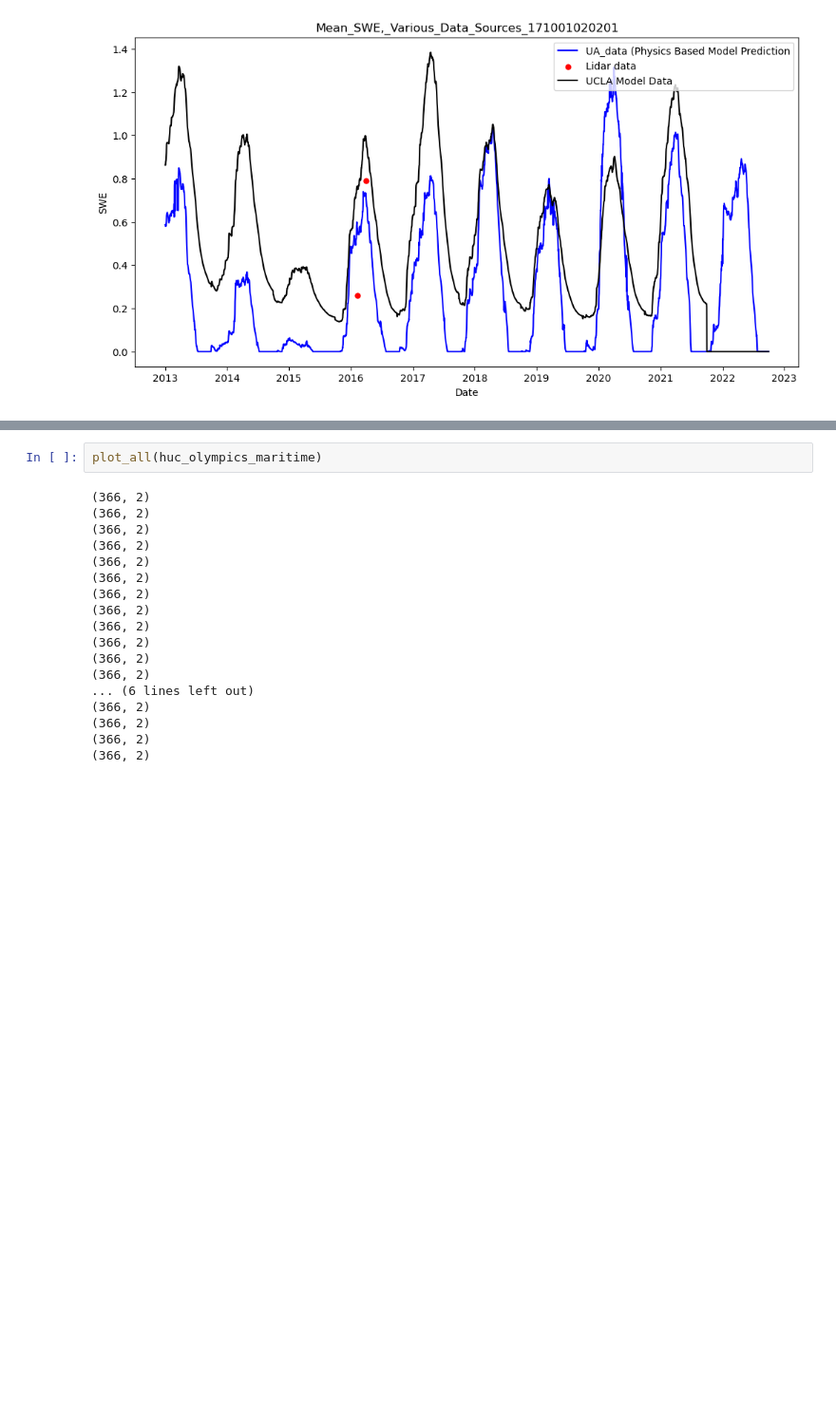
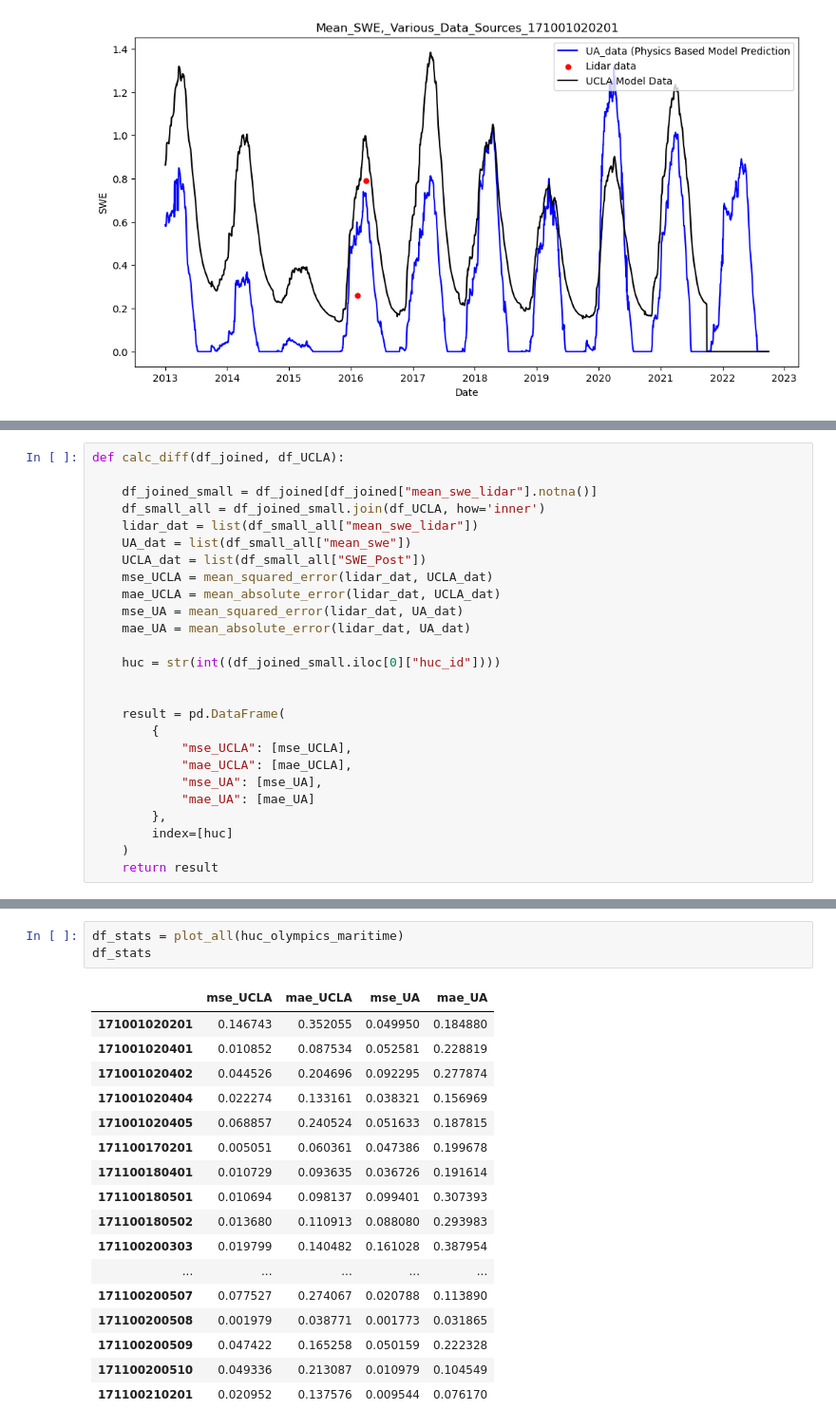
Before and after one commit to DSHydro/SnowML, a Jupyter notebook: notebooks/Region17/Olympics_Compare.ipynb, the cells around one changed output, grey strips where cells are left out. Shown at 95% size. Cells and saved outputs as stored; diff of their text form; blank space fills up the shorter version.

```diff
--- a/notebooks/Region17/Olympics_Compare.ipynb
+++ b/notebooks/Region17/Olympics_Compare.ipynb
@@ -202,0 +205,26 @@ plt.close()
+# %%
+def calc_diff(df_joined, df_UCLA):
+
+    df_joined_small = df_joined[df_joined["mean_swe_lidar"].notna()]
+    df_small_all = df_joined_small.join(df_UCLA, how='inner')
+    lidar_dat = list(df_small_all["mean_swe_lidar"])
+    UA_dat = list(df_small_all["mean_swe"])
+    UCLA_dat = list(df_small_all["SWE_Post"])
+    mse_UCLA = mean_squared_error(lidar_dat, UCLA_dat)
+    mae_UCLA = mean_absolute_error(lidar_dat, UCLA_dat)
+    mse_UA = mean_squared_error(lidar_dat, UA_dat)
+    mae_UA = mean_absolute_error(lidar_dat, UA_dat)
+
+    huc = str(int((df_joined_small.iloc[0]["huc_id"])))
+
+
+    result = pd.DataFrame(
+        {
+            "mse_UCLA": [mse_UCLA],
+            "mae_UCLA": [mae_UCLA],
+            "mse_UA": [mse_UA],
+            "mae_UA": [mae_UA]
+        },
+        index=[huc]
+    )
+    return result
@@ -228,20 +284,21 @@ def plot_all(huc_list, filter_date_start = "2013-01-01"):
 # %%
-plot_all(huc_olympics_maritime)
+df_stats = plot_all(huc_olympics_maritime)
+df_stats
 # %% [output]
-(366, 2)
-(366, 2)
-(366, 2)
-(366, 2)
-(366, 2)
-(366, 2)
-(366, 2)
-(366, 2)
-(366, 2)
-(366, 2)
-(366, 2)
-(366, 2)
-... (6 lines left out)
-(366, 2)
-(366, 2)
-(366, 2)
-(366, 2)
+|  | mse_UCLA | mae_UCLA | mse_UA | mae_UA |
+| 171001020201 | 0.146743 | 0.352055 | 0.049950 | 0.184880 |
+| 171001020401 | 0.010852 | 0.087534 | 0.052581 | 0.228819 |
+| 171001020402 | 0.044526 | 0.204696 | 0.092295 | 0.277874 |
+| 171001020404 | 0.022274 | 0.133161 | 0.038321 | 0.156969 |
+| 171001020405 | 0.068857 | 0.240524 | 0.051633 | 0.187815 |
+| 171100170201 | 0.005051 | 0.060361 | 0.047386 | 0.199678 |
+| 171100180401 | 0.010729 | 0.093635 | 0.036726 | 0.191614 |
+| 171100180501 | 0.010694 | 0.098137 | 0.099401 | 0.307393 |
+| 171100180502 | 0.013680 | 0.110913 | 0.088080 | 0.293983 |
+| 171100200303 | 0.019799 | 0.140482 | 0.161028 | 0.387954 |
+| ... | ... | ... | ... | ... |
+| 171100200507 | 0.077527 | 0.274067 | 0.020788 | 0.113890 |
+| 171100200508 | 0.001979 | 0.038771 | 0.001773 | 0.031865 |
+| 171100200509 | 0.047422 | 0.165258 | 0.050159 | 0.222328 |
+| 171100200510 | 0.049336 | 0.213087 | 0.010979 | 0.104549 |
+| 171100210201 | 0.020952 | 0.137576 | 0.009544 | 0.076170 |
```
Also changed, not shown: parts of 9 cells of this notebook, 1 other file.
